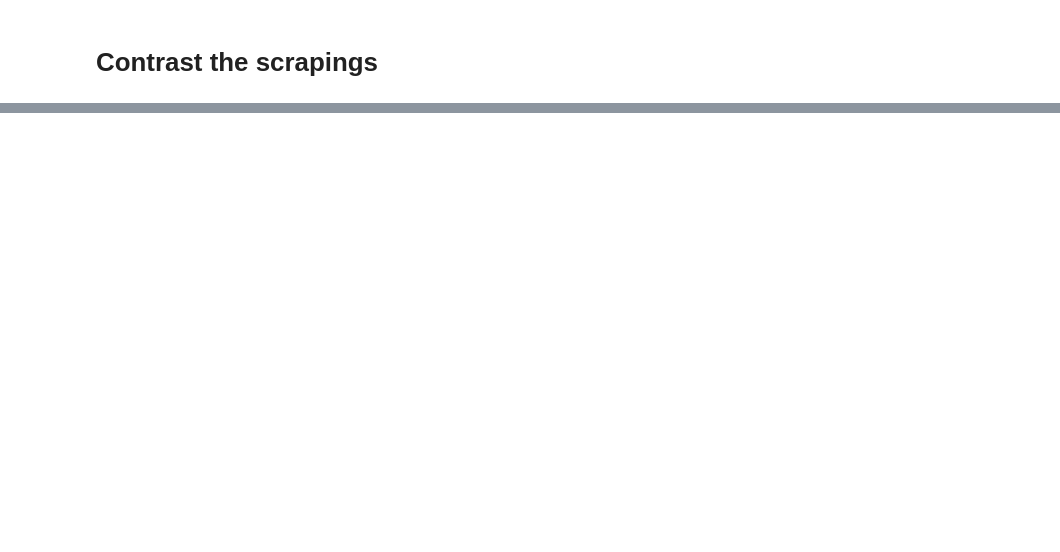
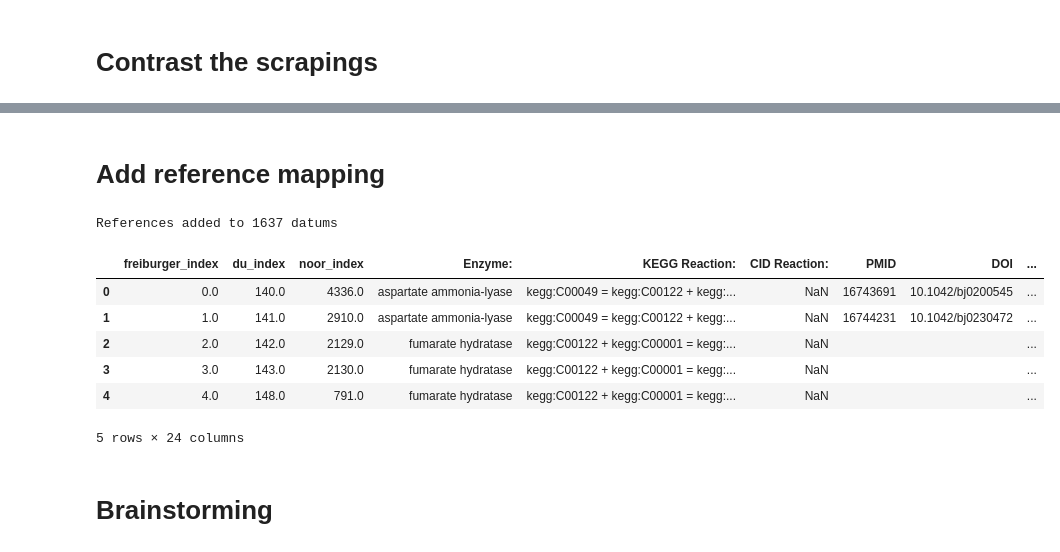
Before and after one commit to freiburgermsu/Biochemical-databases, a Jupyter notebook: openTECR/TECR_files/core_scripts/Notebooks/merging the scrapings.ipynb, the cells around one changed output, grey strips where cells are left out. Saved outputs shown, nothing was run; the diff lists cells and outputs as text; code cells hidden in the pictures; blank space fills up the shorter version.

```diff
--- a/openTECR/TECR_files/core_scripts/Notebooks/merging the scrapings.ipynb
+++ b/openTECR/TECR_files/core_scripts/Notebooks/merging the scrapings.ipynb
@@ -155,0 +211,36 @@ ValueError: invalid literal for int() with base 10: 'New'
+# %% [markdown]
+# Add reference mapping
+# %%
+%run ../reference_mapping.py
+
+# import the files
+mappings = pandas.read_csv('references_with_abstracts.csv')
+mappings.fillna(' ')
+
+# master_file = httpx.request("GET", "https://raw.githubusercontent.com/freiburgermsu/Biochemical-databases/main/openTECR/TECR_files/core_scripts/Notebooks/2021-09-11_master_TECR_3.csv")
+# master_file = StringIO(master_file.content.decode("UTF-8"))
+# master_file = pandas.read_csv(master_file)
+master_file = pandas.read_csv('2021-09-11_master_TECR_3.csv')
+master_file.fillna(' ')
+
+# define the parameters
+reference_ids_column = 'reference_code_in_online_database'
+mappings_path = "https://raw.githubusercontent.com/roberts-farm-of-ideas/8/56bab7c99ef340a6c3853b595f4d777ac7288c54/materials/reference_code_mappings/reference_code_mappings.csv"
+doi_column = 'doi_from_robert'
+pmid_column = 'pmid'
+
+# apply the reference mapping
+refmap = reference_mapping()
+mapped_master = refmap.apply_mapping(master_file, mappings, reference_ids_column, doi_column, pmid_column, export = True)
+mapped_master.head()
+# %% [output]
+References added to 1637 datums
+|  | freiburger_index | du_index | noor_index | Enzyme: | KEGG Reaction: | CID Reaction: | PMID | DOI | ... |
+| 0 | 0.0 | 140.0 | 4336.0 | aspartate ammonia-lyase | kegg:C00049 = kegg:C00122 + kegg:... | NaN | 16743691 | 10.1042/bj0200545 | ... |
+| 1 | 1.0 | 141.0 | 2910.0 | aspartate ammonia-lyase | kegg:C00049 = kegg:C00122 + kegg:... | NaN | 16744231 | 10.1042/bj0230472 | ... |
+| 2 | 2.0 | 142.0 | 2129.0 | fumarate hydratase | kegg:C00122 + kegg:C00001 = kegg:... | NaN |  |  | ... |
+| 3 | 3.0 | 143.0 | 2130.0 | fumarate hydratase | kegg:C00122 + kegg:C00001 = kegg:... | NaN |  |  | ... |
+| 4 | 4.0 | 148.0 | 791.0 | fumarate hydratase | kegg:C00122 + kegg:C00001 = kegg:... | NaN |  |  | ... |
+5 rows × 24 columns
+# %% [markdown]
+# Brainstorming
```
Also changed, not shown: parts of 5 cells of this notebook, 14 other files.
